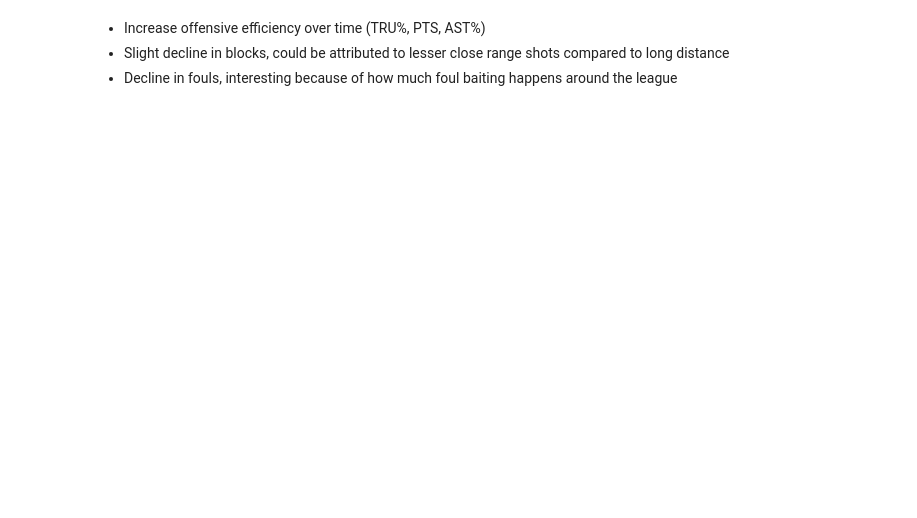
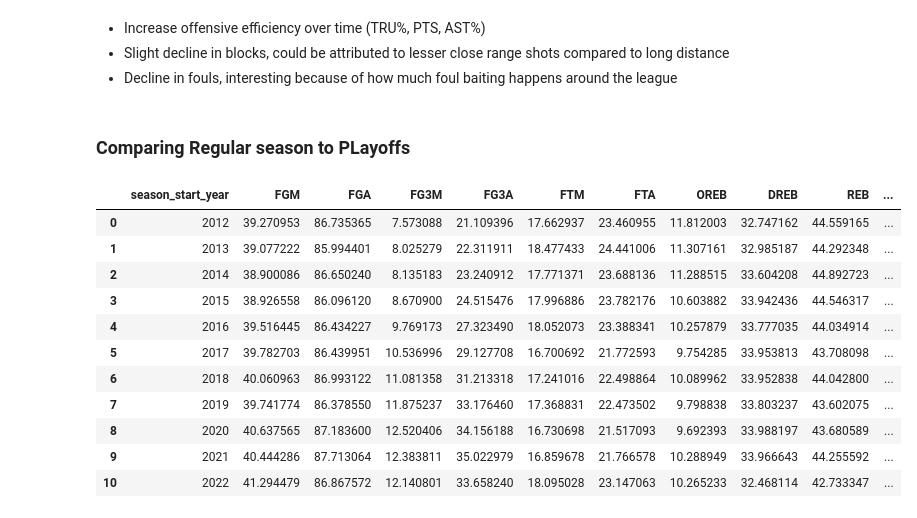
Before and after one commit to rpatel9877/NBA-Data-Analysis, a Jupyter notebook: NBA Data Analysis/NBA Data Analysis.ipynb, the cells around one changed output. Drawn from its saved outputs; the diff is of its cells as text; code cells hidden in the pictures; blank space fills up the shorter version.

Commit message:
comparing Rs to Playoffs analysis

```diff
--- a/NBA Data Analysis/NBA Data Analysis.ipynb
+++ b/NBA Data Analysis/NBA Data Analysis.ipynb
@@ -323,3 +321,42 @@ fig.show()
 - Increase offensive efficiency over time (TRU%, PTS, AST%)
 - Slight decline in blocks, could be attributed to lesser close range shots compared to long distance
 - Decline in fouls, interesting because of how much foul baiting happens around the league
+# %% [markdown]
+### Comparing Regular season to PLayoffs
+# %%
+rs_change_df = rs_df.groupby('season_start_year')[total_cols].sum().reset_index()
+playoffs_change_df = playoffs_df.groupby('season_start_year')[total_cols].sum().reset_index()
+
+for i in [rs_change_df,playoffs_change_df]:
+    i['POSS_est'] = i['FGA']-i['OREB']+i['TOV']+0.44*i['FTA']
+    i['POSS_per_48'] = (i['POSS_est']/i['MIN'])*48*5
+
+    i['FG%'] = i['FGM']/i['FGA']
+    i['3PT%'] = i['FG3M']/i['FG3A']
+    i['FT%'] = i['FTM']/i['FTA']
+    i['AST%'] = i['AST']/i['FGM']
+    i['FG3A%'] = i['FG3A']/i['FGA']
+    i['PTS/FGA'] = i['PTS']/i['FGA']
+    i['FG3M/FGM'] = i['FG3M']/i['FGM']
+    i['FTA/FGA'] = i['FTA']/i['FGA']
+    i['TRU%'] = 0.5*i['PTS']/(i['FGA']+0.475*i['FTA'])
+    i['AST_TOV'] = i['AST']/i['TOV']
+
+    for col in total_cols:
+        i[col] = 100*i[col]/i['POSS_est']
+    i.drop(columns=['MIN', 'POSS_est'], inplace=True)
+
+rs_change_df
+# %% [output]
+|  | season_start_year | FGM | FGA | FG3M | FG3A | FTM | FTA | OREB | DREB | REB | ... |
+| 0 | 2012 | 39.270953 | 86.735365 | 7.573088 | 21.109396 | 17.662937 | 23.460955 | 11.812003 | 32.747162 | 44.559165 | ... |
+| 1 | 2013 | 39.077222 | 85.994401 | 8.025279 | 22.311911 | 18.477433 | 24.441006 | 11.307161 | 32.985187 | 44.292348 | ... |
+| 2 | 2014 | 38.900086 | 86.650240 | 8.135183 | 23.240912 | 17.771371 | 23.688136 | 11.288515 | 33.604208 | 44.892723 | ... |
+| 3 | 2015 | 38.926558 | 86.096120 | 8.670900 | 24.515476 | 17.996886 | 23.782176 | 10.603882 | 33.942436 | 44.546317 | ... |
+| 4 | 2016 | 39.516445 | 86.434227 | 9.769173 | 27.323490 | 18.052073 | 23.388341 | 10.257879 | 33.777035 | 44.034914 | ... |
+| 5 | 2017 | 39.782703 | 86.439951 | 10.536996 | 29.127708 | 16.700692 | 21.772593 | 9.754285 | 33.953813 | 43.708098 | ... |
+| 6 | 2018 | 40.060963 | 86.993122 | 11.081358 | 31.213318 | 17.241016 | 22.498864 | 10.089962 | 33.952838 | 44.042800 | ... |
+| 7 | 2019 | 39.741774 | 86.378550 | 11.875237 | 33.176460 | 17.368831 | 22.473502 | 9.798838 | 33.803237 | 43.602075 | ... |
+| 8 | 2020 | 40.637565 | 87.183600 | 12.520406 | 34.156188 | 16.730698 | 21.517093 | 9.692393 | 33.988197 | 43.680589 | ... |
+| 9 | 2021 | 40.444286 | 87.713064 | 12.383811 | 35.022979 | 16.859678 | 21.766578 | 10.288949 | 33.966643 | 44.255592 | ... |
+| 10 | 2022 | 41.294479 | 86.867572 | 12.140801 | 33.658240 | 18.095028 | 23.147063 | 10.265233 | 32.468114 | 42.733347 | ... |
```
Also changed, not shown: parts of 9 cells of this notebook.
